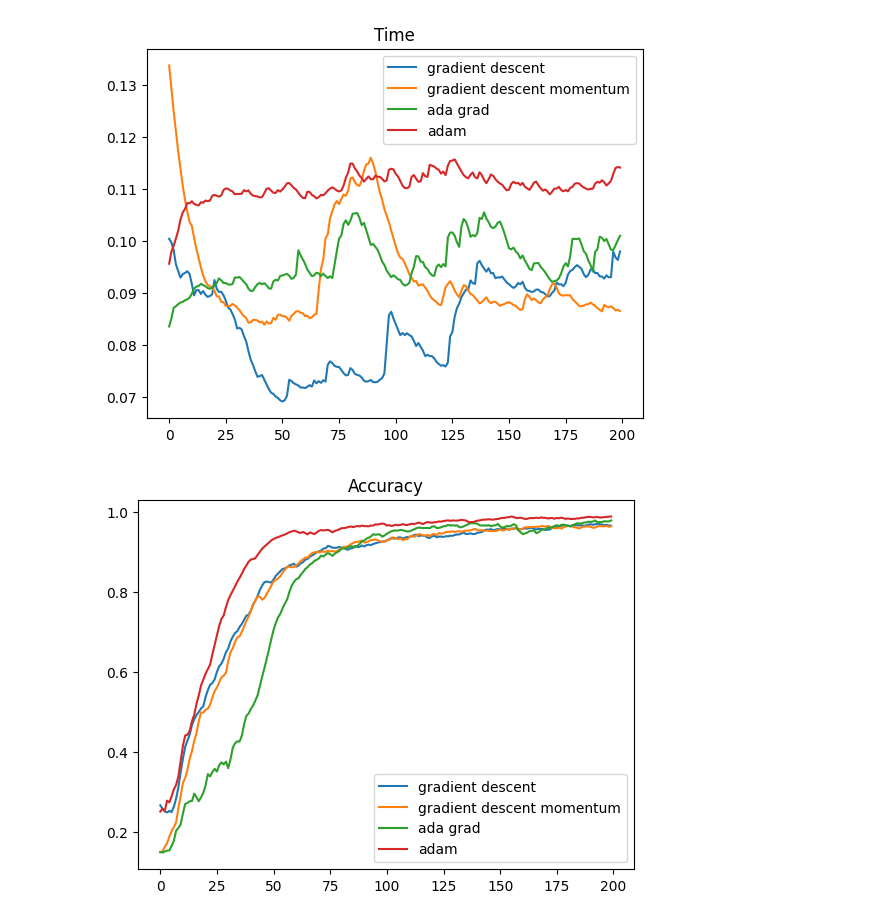
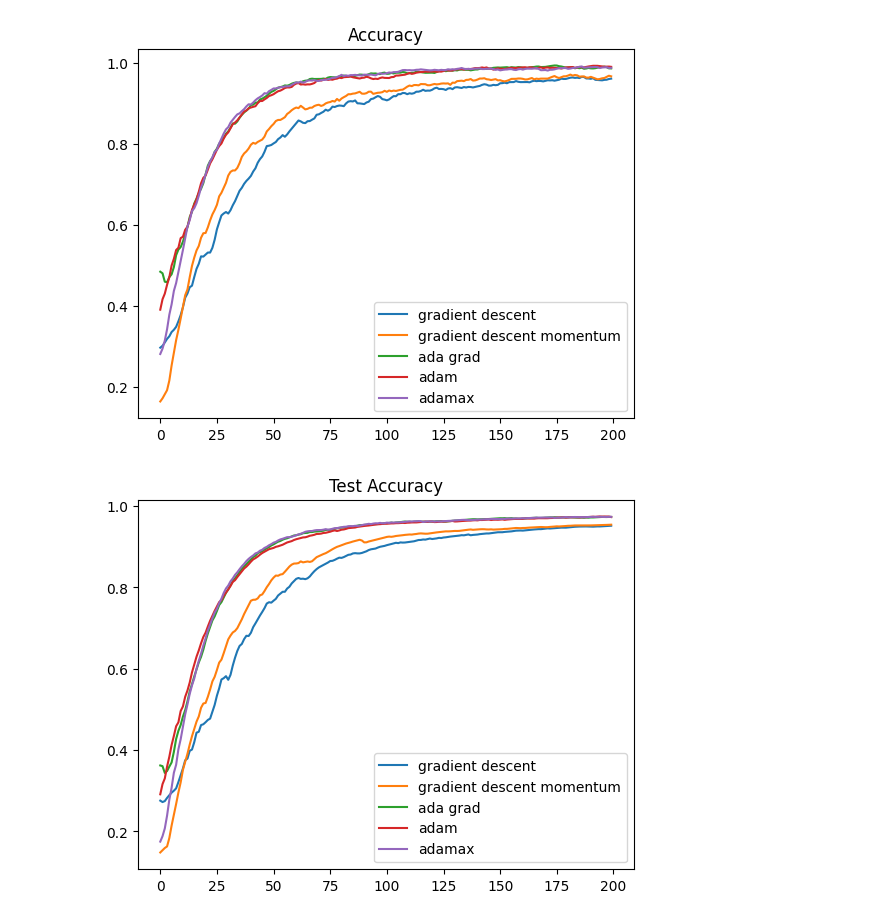
Before and after one commit to 2starwook/Deep-Learning-Optimization, a Jupyter notebook: test_optimizer.ipynb, the cells around one changed output. Drawn from its saved outputs; the diff is of its cells as text; code cells hidden in the pictures.

Commit message:
Add Adamax

```diff
--- a/test_optimizer.ipynb
+++ b/test_optimizer.ipynb
@@ -1,17 +1,15 @@
 # %%
 from src.test_optimizer import run_test
-from src.optimizer import GradientDescent, GradientDescentMomentum, AdaGrad, Adam
+from src.optimizer import GradientDescent, GradientDescentMomentum, AdaGrad, Adam, Adamax
 
 gradient_descent = GradientDescent()
 gradient_descent_momemtum = GradientDescentMomentum()
 ada_grad = AdaGrad()
 adam = Adam()
+adamax = Adamax()
 
-print("Run gradient descent")
-time_gd, loss_gd, acc_gd, acc_test_gd = run_test(optimizer=gradient_descent)
-print("Run gradient descent momentum")
-time_gdm, loss_gdm, acc_gdm, acc_test_gdm = run_test(optimizer=gradient_descent_momemtum)
-print("Run ada grad")
-time_ad, loss_ad, acc_ad, acc_test_ad = run_test(optimizer=ada_grad)
-print("Run adam grad")
-time_adam, loss_adam, acc_adam, acc_test_adam = run_test(optimizer=adam)
+avg_time_gd, loss_gd, acc_gd, acc_test_gd = run_test(optimizer=gradient_descent, print_progress=True)
+avg_time_gdm, loss_gdm, acc_gdm, acc_test_gdm = run_test(optimizer=gradient_descent_momemtum, print_progress=True)
+avg_time_ad, loss_ad, acc_ad, acc_test_ad = run_test(optimizer=ada_grad, print_progress=True)
+avg_time_adam, loss_adam, acc_adam, acc_test_adam = run_test(optimizer=adam, print_progress=True)
+avg_time_adamax, loss_adamax, acc_adamax, acc_test_adamax = run_test(optimizer=adamax, print_progress=True)
@@ -46,42 +18,37 @@ import numpy as np
 import matplotlib.pyplot as plt
 from src.utils import smooth
 
 
 x = np.arange(200)
 
 plt.figure(0)
-plt.title('Time')
-plt.plot(x, smooth(time_gd), label='gradient descent')
-plt.plot(x, smooth(time_gdm), label='gradient descent momentum')
-plt.plot(x, smooth(time_ad), label='ada grad')
-plt.plot(x, smooth(time_adam), label='adam')
-plt.legend()
-
-plt.figure(1)
 plt.title('Accuracy')
 plt.plot(x, smooth(acc_gd), label='gradient descent')
 plt.plot(x, smooth(acc_gdm), label='gradient descent momentum')
 plt.plot(x, smooth(acc_ad), label='ada grad')
 plt.plot(x, smooth(acc_adam), label='adam')
+plt.plot(x, smooth(acc_adamax), label='adamax')
 plt.legend()
 
-plt.figure(2)
+plt.figure(1)
 plt.title('Test Accuracy')
 plt.plot(x, smooth(acc_test_gd), label='gradient descent')
 plt.plot(x, smooth(acc_test_gdm), label='gradient descent momentum')
 plt.plot(x, smooth(acc_test_ad), label='ada grad')
 plt.plot(x, smooth(acc_test_adam), label='adam')
+plt.plot(x, smooth(acc_test_adamax), label='adamax')
 plt.legend()
 
-plt.figure(3)
+plt.figure(2)
 plt.title('Loss')
 plt.plot(x, smooth(loss_gd), label='gradient descent')
 plt.plot(x, smooth(loss_gdm), label='gradient descent momentum')
 plt.plot(x, smooth(loss_ad), label='ada grad')
 plt.plot(x, smooth(loss_adam), label='adam')
+plt.plot(x, smooth(loss_adamax), label='adamax')
 plt.legend()
 
 plt.show()
 # %% [output]
-[figure, old version]
+[figure, new version]
-[figure, old version]
+[figure, new version]
```
Also changed, not shown: parts of 2 cells of this notebook.
